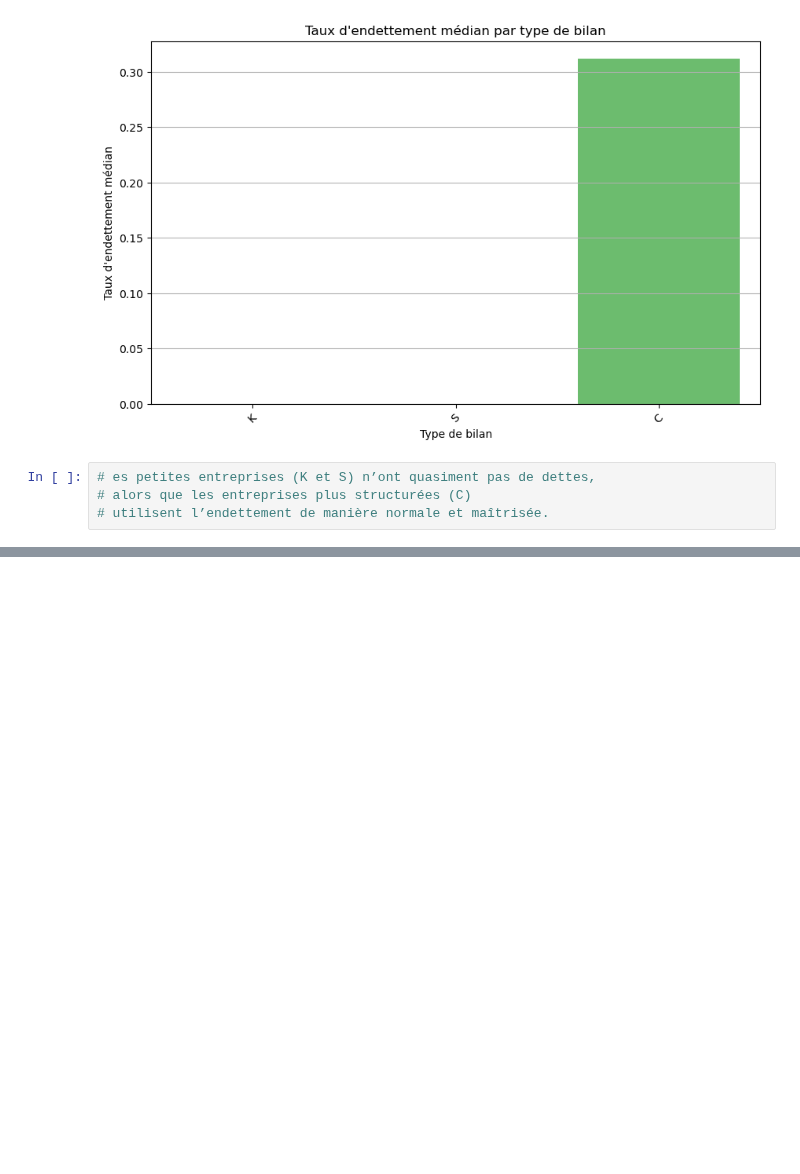
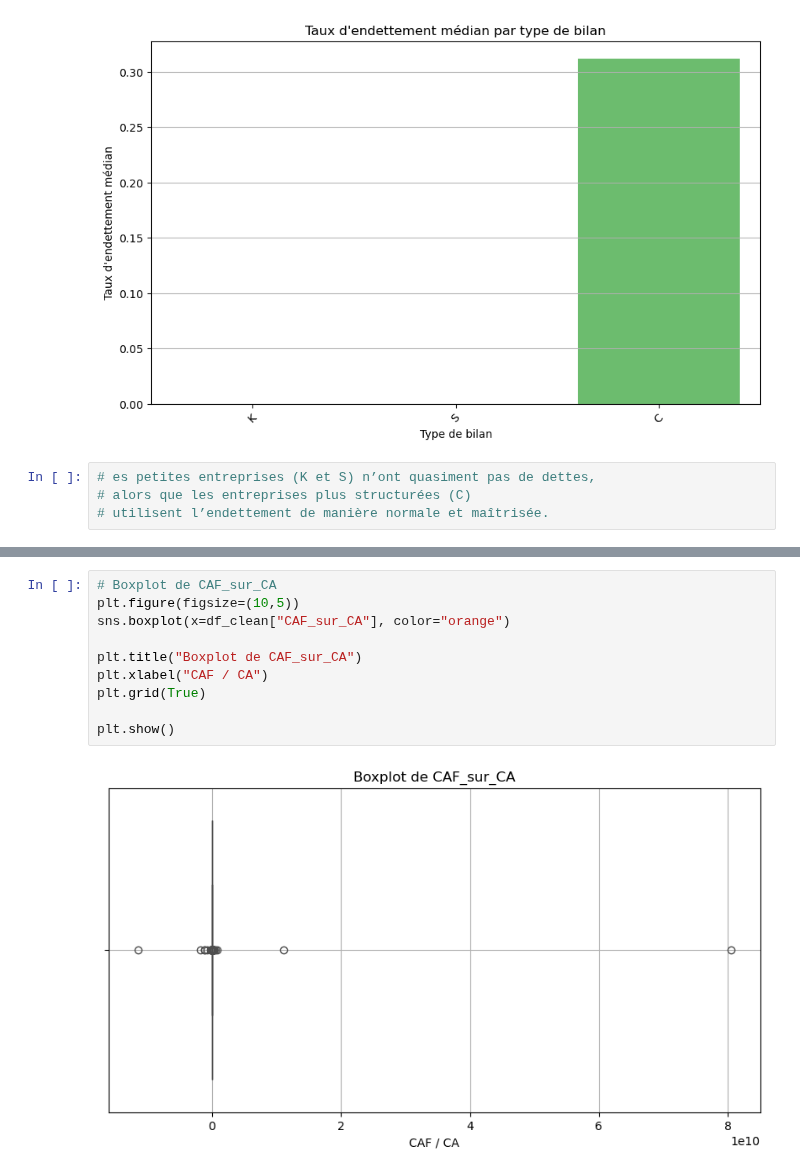
Before and after one commit to khelifaYacine/signaux-faibles-finance, a Jupyter notebook: 01_exploration.ipynb, the cells around one changed output, grey strips where cells are left out. Saved outputs shown, nothing was run; the diff lists cells and outputs as text; blank space fills up the shorter version.

```diff
--- a/01_exploration.ipynb
+++ b/01_exploration.ipynb
@@ -300,0 +317,12 @@ Passing `palette` without assigning `hue` is deprecated and will be removed in v
+# %%
+# Boxplot de CAF_sur_CA
+plt.figure(figsize=(10,5))
+sns.boxplot(x=df_clean["CAF_sur_CA"], color="orange")
+
+plt.title("Boxplot de CAF_sur_CA")
+plt.xlabel("CAF / CA")
+plt.grid(True)
+
+plt.show()
+# %% [output]
+[figure, added]
```
Also changed, not shown: parts of 8 cells of this notebook.
